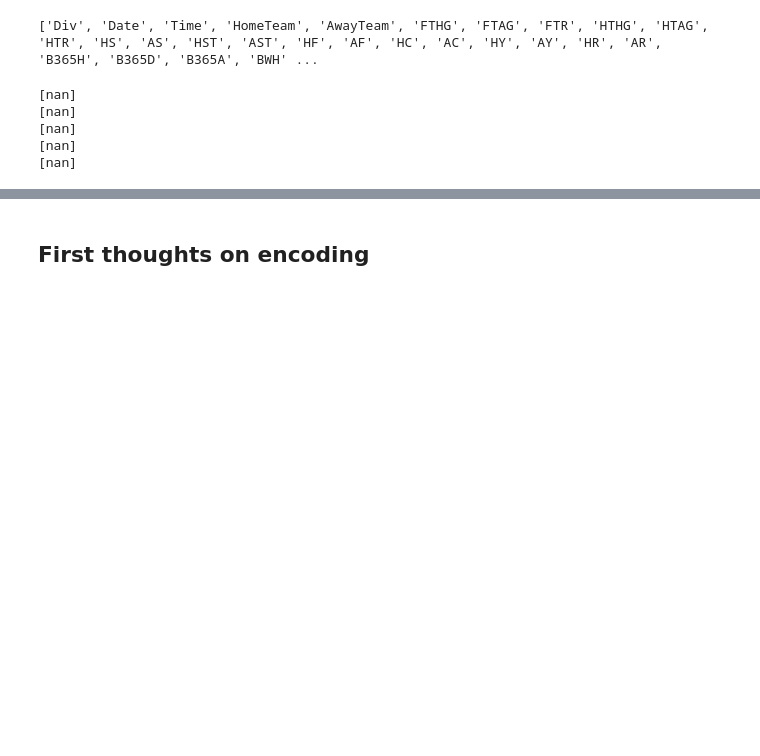
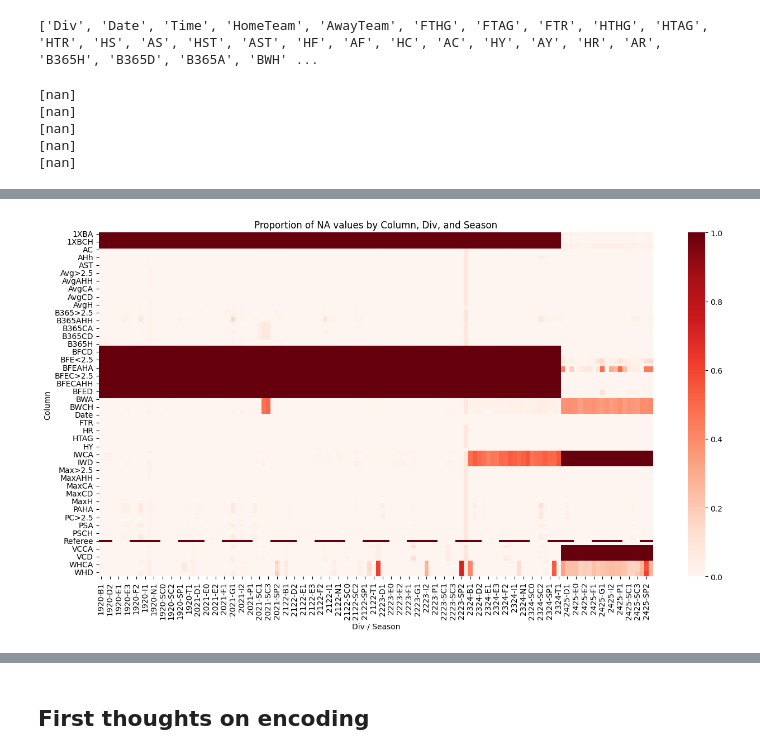
Before and after one commit to otabrzak/ml2-coursework, a Jupyter notebook: coursework_notebook.ipynb, the cells around one changed output, grey strips where cells are left out. Saved outputs shown, nothing was run; the diff lists cells and outputs as text; code cells hidden in the pictures; blank space fills up the shorter version.

Commit message:
Add Target variable to full data, add correlation heatmap

```diff
--- a/coursework_notebook.ipynb
+++ b/coursework_notebook.ipynb
@@ -190,0 +191,32 @@ plt.show()
+# %%
+# Calculate NA proportions for each column, grouped by Div and Season
+na_by_group = (
+    full_data
+    .groupby(['Season','Div'])
+    .apply(lambda df: df.isnull().mean())
+    .reset_index(drop=True)
+)
+
+# Add Div and Season back as columns for melting
+na_by_group['Season'] = full_data.groupby(['Season','Div']).groups.keys()
+na_by_group[['Season','Div']] = pd.DataFrame(na_by_group['Season'].tolist(), index=na_by_group.index)
+
+# Melt the dataframe for easier plotting
+na_melted = na_by_group.melt(id_vars=['Season','Div'], var_name='Column', value_name='NA_Ratio')
+
+# Pivot for heatmap: rows=Column, columns=Div_Season, values=NA_Ratio
+na_pivot = na_melted.pivot_table(
+    index='Column',
+    columns=['Season','Div'],
+    values='NA_Ratio',
+    fill_value=0
+)
+
+plt.figure(figsize=(16, 8))
+sns.heatmap(na_pivot, annot=False, cmap="Reds")
+plt.title("Proportion of NA values by Column, Div, and Season")
+plt.ylabel("Column")
+plt.xlabel("Div / Season")
+plt.show()
+# %% [output]
+[figure, added]
```
Also changed, not shown: parts of 7 cells of this notebook.
